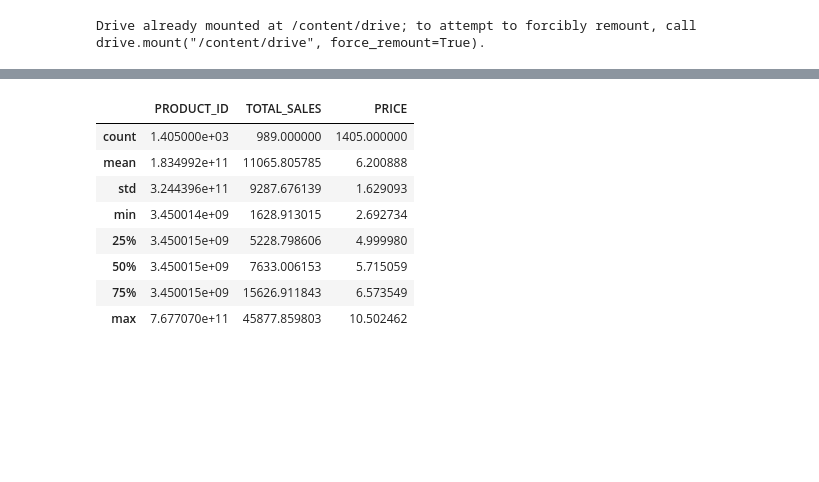
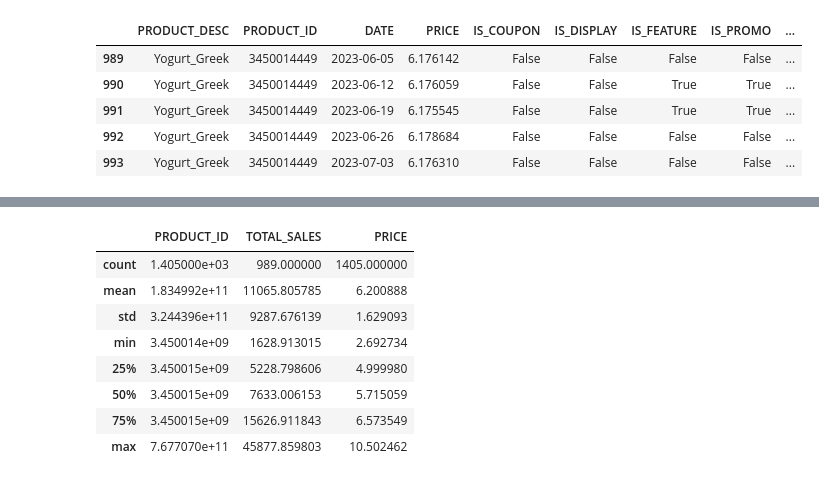
Before and after one commit to fedefraschio/xtel-hackathon, a Jupyter notebook: notebooks/00_exploration.ipynb, the cells around one changed output, grey strips where cells are left out. Cells and saved outputs as stored; diff of their text form; code cells hidden in the pictures; blank space fills up the shorter version.

```diff
--- a/notebooks/00_exploration.ipynb
+++ b/notebooks/00_exploration.ipynb
@@ -15,12 +16,15 @@ from sklearn.metrics import mean_absolute_percentage_error
 # %%
-from google.colab import drive
-drive.mount('/content/drive')
+# parent directory
+parent_dir = Path.cwd().parent
 
-drive_path = "/content/drive/MyDrive/"
+# path to the dataset
+train_data_path = os.path.join(parent_dir ,'data','raw','weekly-train-1.csv')
+test_data_path = os.path.join(parent_dir ,'data','raw','weekly-test-1.csv')
+
 
 # reading a CSV file into a DataFrame
-df_train = pd.read_csv(drive_path+'weekly-train-1.csv')
-df_test = pd.read_csv(drive_path+'weekly-test-1.csv')
+df_train = pd.read_csv(train_data_path)
+df_test = pd.read_csv(test_data_path)
 
 df_train = df_train[df_train['TOTAL_SALES'] > 0]
 
@@ -30,10 +34,20 @@ df_test['TOTAL_SALES'] = np.nan
 
 # concatenate for consistent feature engineering on both datasets
 df = pd.concat([df_train, df_test], axis=0).reset_index(drop=True)
-# %% [output]
-Drive already mounted at /content/drive; to attempt to forcibly remount, call drive.mount("/content/drive", force_remount=True).
 # %%
 df.sort_values(by=['PRODUCT_ID', 'DATE'], inplace=True)
+# %%
+# creating df_test_original for presenting results later
+df_test_original = df[df['set'] == 'test'].copy()
+df_test_original.drop(columns=['TOTAL_SALES', 'set'], inplace=True)
+df_test_original.head()
+# %% [output]
+|  | PRODUCT_DESC | PRODUCT_ID | DATE | PRICE | IS_COUPON | IS_DISPLAY | IS_FEATURE | IS_PROMO | ... |
+| 989 | Yogurt_Greek | 3450014449 | 2023-06-05 | 6.176142 | False | False | False | False | ... |
+| 990 | Yogurt_Greek | 3450014449 | 2023-06-12 | 6.176059 | False | False | True | True | ... |
+| 991 | Yogurt_Greek | 3450014449 | 2023-06-19 | 6.175545 | False | False | True | True | ... |
+| 992 | Yogurt_Greek | 3450014449 | 2023-06-26 | 6.178684 | False | False | False | False | ... |
+| 993 | Yogurt_Greek | 3450014449 | 2023-07-03 | 6.176310 | False | False | False | False | ... |
 # %%
 df.head()
 # %% [output]
```
Also changed, not shown: parts of 42 cells of this notebook, 1 other file.
